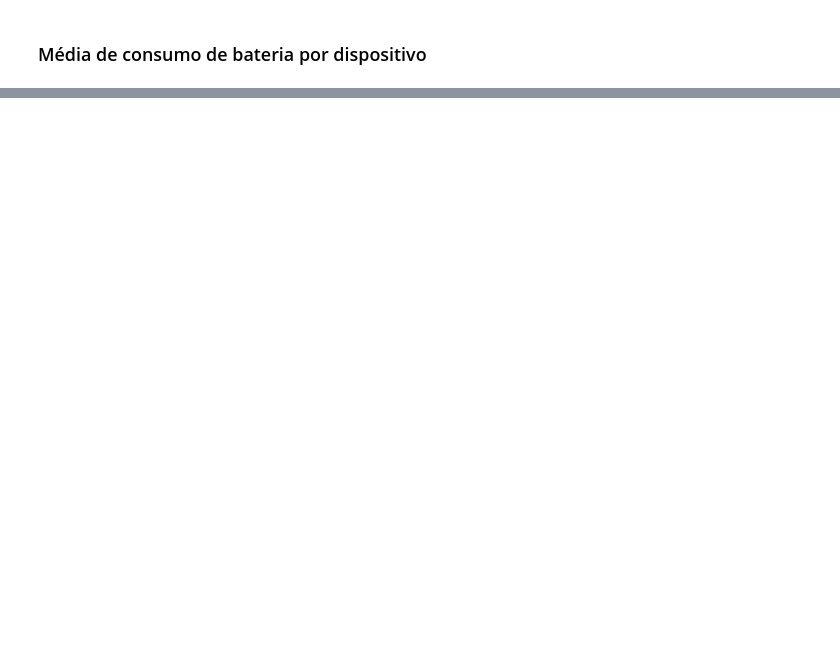
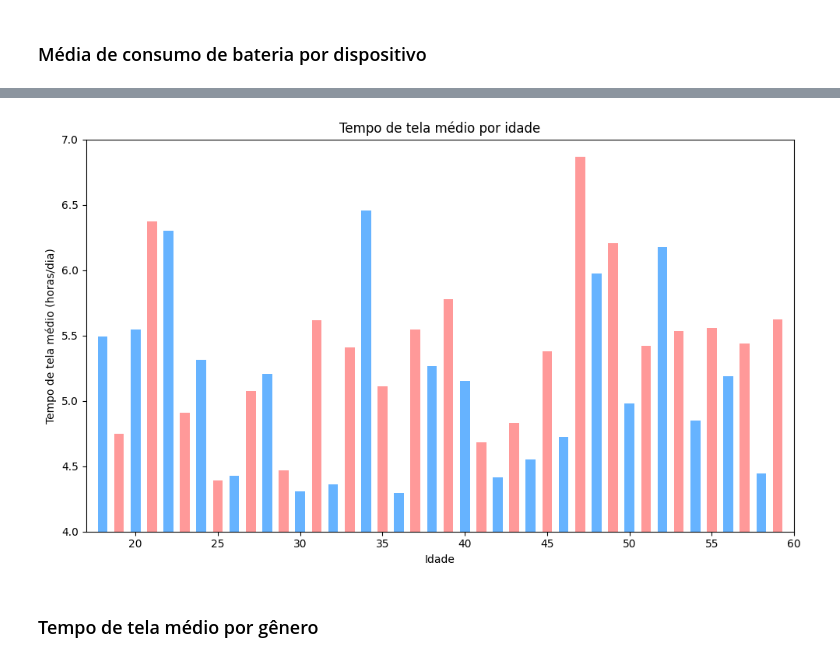
Before and after one commit to ViniciusLeoniGoncalves/Projeto-final-Org-Dados, a Jupyter notebook: analysis/analysis.ipynb, the cells around one changed output, grey strips where cells are left out. Cells and saved outputs as stored; diff of their text form; code cells hidden in the pictures; blank space fills up the shorter version.

```diff
--- a/analysis/analysis.ipynb
+++ b/analysis/analysis.ipynb
@@ -161,0 +166,4 @@ plt.show()
+# %%
+# Calcular a média de idade de pessoas por tempo de tela
+age_screen_time_avg = df.groupby('Age')['Screen On Time (hours/day)'].mean().reset_index()
+age_screen_time_avg.describe()
@@ -161,0 +180,22 @@ plt.show()
+# %%
+fig, ax = plt.subplots(figsize = (10, 6))
+ax.bar( # Configura o grafico de barras
+    age_screen_time_avg['Age'],
+    age_screen_time_avg['Screen On Time (hours/day)'],
+    color = ['#66b3ff', '#ff9999'],
+    width = 0.6
+)
+
+# Personalizar o gráfico
+plt.title("Tempo de tela médio por idade")
+plt.xlabel("Idade")
+plt.ylabel("Tempo de tela médio (horas/dia)")
+ax.set_xlim([17, 60])   # Ajusta o intervalo do eixo x
+ax.set_ylim([4, 7])   # Ajusta o intervalo do eixo y
+plt.tight_layout()  # Ajusta o layout para evitar sobreposições
+
+plt.show()
+# %% [output]
+[figure, added]
+# %% [markdown]
+### Tempo de tela médio por gênero
```
Also changed, not shown: parts of 13 cells of this notebook.
